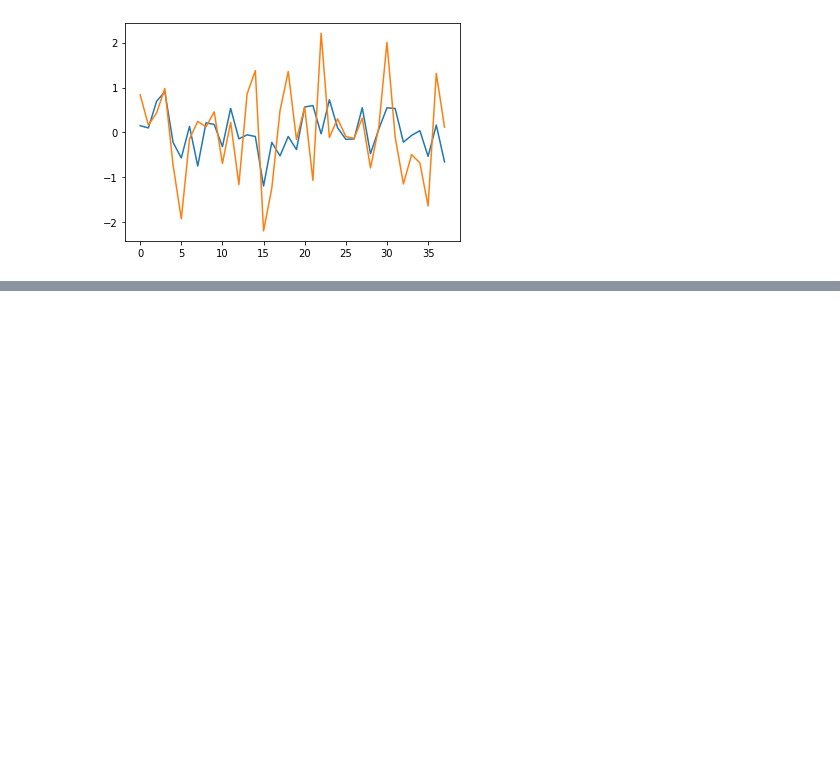
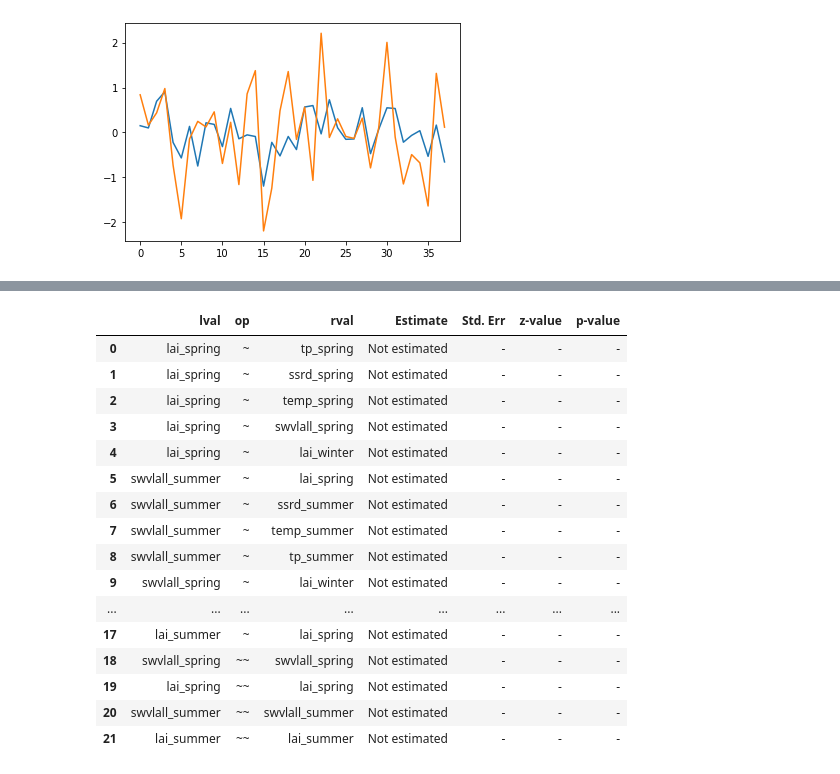
Before and after one commit to melioristic/preconditioned-compound-vegetation, a Jupyter notebook: n6_spatial_pattern_sem.ipynb, the cells around one changed output, grey strips where cells are left out. Cells and saved outputs as stored; diff of their text form; code cells hidden in the pictures; blank space fills up the shorter version.

```diff
--- a/n6_spatial_pattern_sem.ipynb
+++ b/n6_spatial_pattern_sem.ipynb
@@ -223,0 +332,4 @@ sm.semplot(model, f"images/sem_fit_general_2.png")
+# %%
+
+model = sm.Model(mod_4)
+sm.semplot(model, f"images/sem_fit_general_4.png")
@@ -223,0 +356,20 @@ sm.semplot(model, f"images/sem_fit_general_2.png")
+# %%
+model.inspect()
+# %% [output]
+|  | lval | op | rval | Estimate | Std. Err | z-value | p-value |
+| 0 | lai_spring | ~ | tp_spring | Not estimated | - | - | - |
+| 1 | lai_spring | ~ | ssrd_spring | Not estimated | - | - | - |
+| 2 | lai_spring | ~ | temp_spring | Not estimated | - | - | - |
+| 3 | lai_spring | ~ | swvlall_spring | Not estimated | - | - | - |
+| 4 | lai_spring | ~ | lai_winter | Not estimated | - | - | - |
+| 5 | swvlall_summer | ~ | lai_spring | Not estimated | - | - | - |
+| 6 | swvlall_summer | ~ | ssrd_summer | Not estimated | - | - | - |
+| 7 | swvlall_summer | ~ | temp_summer | Not estimated | - | - | - |
+| 8 | swvlall_summer | ~ | tp_summer | Not estimated | - | - | - |
+| 9 | swvlall_spring | ~ | lai_winter | Not estimated | - | - | - |
+| ... | ... | ... | ... | ... | ... | ... | ... |
+| 17 | lai_summer | ~ | lai_spring | Not estimated | - | - | - |
+| 18 | swvlall_spring | ~~ | swvlall_spring | Not estimated | - | - | - |
+| 19 | lai_spring | ~~ | lai_spring | Not estimated | - | - | - |
+| 20 | swvlall_summer | ~~ | swvlall_summer | Not estimated | - | - | - |
+| 21 | lai_summer | ~~ | lai_summer | Not estimated | - | - | - |
```
Also changed, not shown: parts of 14 cells of this notebook, 26 other files.
